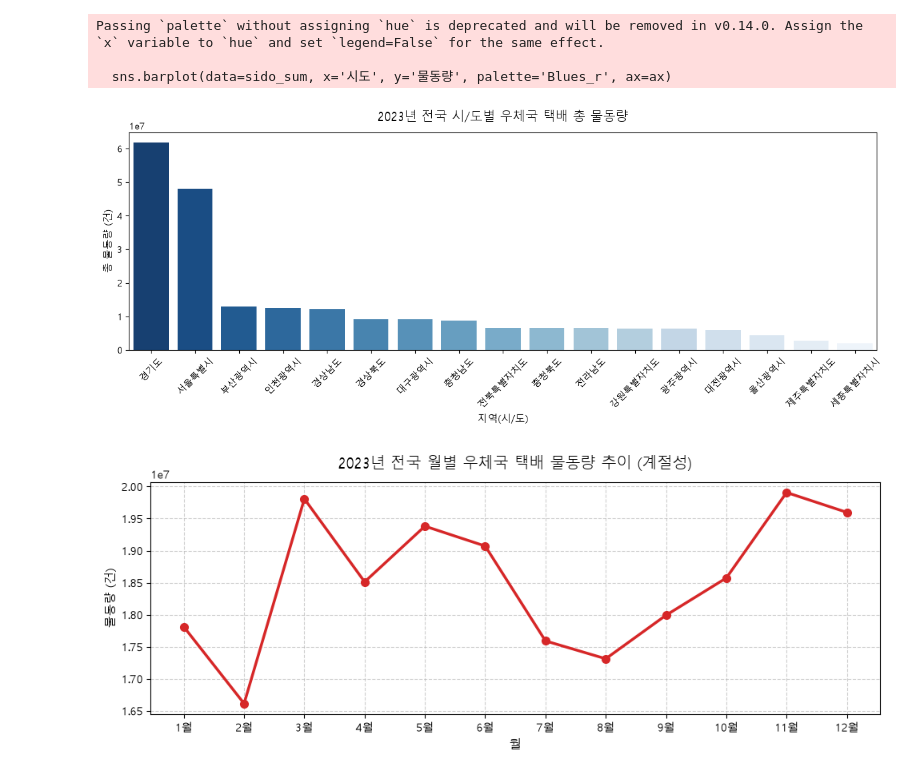
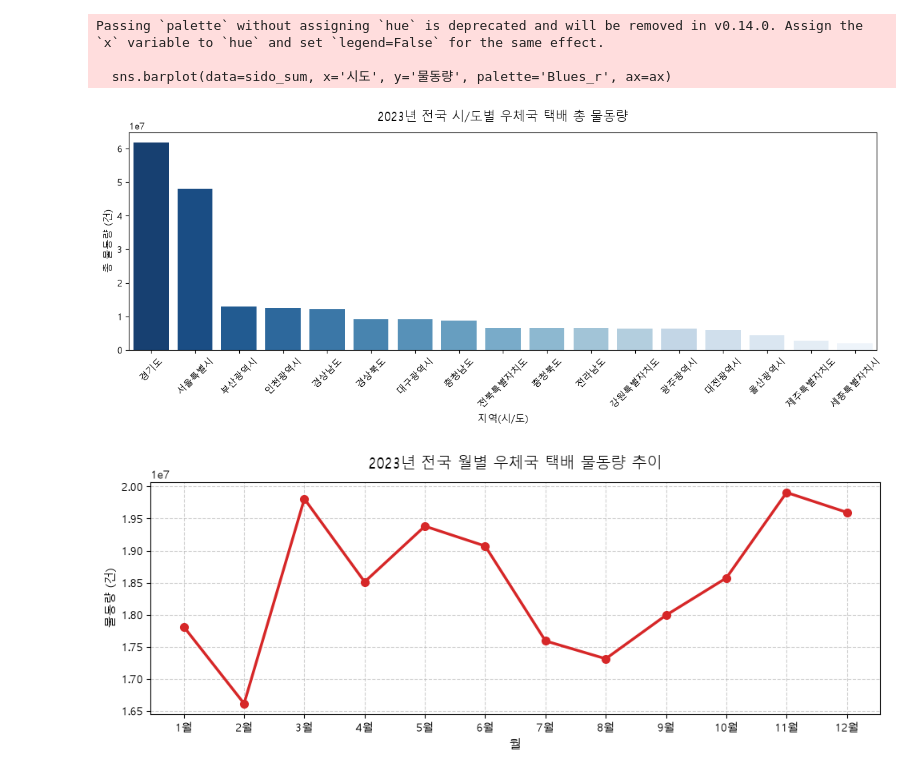
Before and after one commit to Kimwansoo8947/data-analysis-final, a Jupyter notebook: Visualization.ipynb, the cells around one changed output. Cells and saved outputs as stored; diff of their text form; code cells hidden in the pictures.

Commit message:
Visualization, README UPDATE

```diff
--- a/Visualization.ipynb
+++ b/Visualization.ipynb
@@ -20,32 +20,32 @@ fig, ax = plt.subplots(figsize=(12, 5))
 
 sns.barplot(data=sido_sum, x='시도', y='물동량', palette='Blues_r', ax=ax)
 
 ax.set_title('2023년 전국 시/도별 우체국 택배 총 물동량', fontsize=14, pad=12)
 ax.set_xlabel('지역(시/도)', fontsize=11)
 
 ax.set_ylabel('총 물동량 (건)', fontsize=11)
 plt.xticks(rotation=45)
 plt.tight_layout()
 plt.savefig('sido_total_bar.png', dpi=300, bbox_inches='tight')
 plt.show()
 
 # 2. 1월~12월 전국 월별 물동량 추이 (계절성 분석)
 
 monthly_sum = ( df_long.groupby(['월 숫자', '월'])['물동량'].sum().reset_index().sort_values('월 숫자'))
 
 fig, ax = plt.subplots(figsize=(10, 4))
 ax.plot(monthly_sum['월'],monthly_sum['물동량'],marker='o',color='#d62728',linewidth=2.5,markersize=7,)
-ax.set_title('2023년 전국 월별 우체국 택배 물동량 추이 (계절성)', fontsize=14, pad=12)
+ax.set_title('2023년 전국 월별 우체국 택배 물동량 추이', fontsize=14, pad=12)
 
 ax.set_xlabel('월', fontsize=11)
 ax.set_ylabel('물동량 (건)', fontsize=11)
 ax.grid(True, linestyle='--', alpha=0.6)
 plt.tight_layout()
 plt.savefig('monthly_trend_line.png', dpi=300, bbox_inches='tight')
 plt.show()
 # %% [output]
 Passing `palette` without assigning `hue` is deprecated and will be removed in v0.14.0. Assign the `x` variable to `hue` and set `legend=False` for the same effect.
 
   sns.barplot(data=sido_sum, x='시도', y='물동량', palette='Blues_r', ax=ax)
 [figure]
-[figure, old version]
+[figure, new version]
```
Also changed, not shown: 1 other file.
